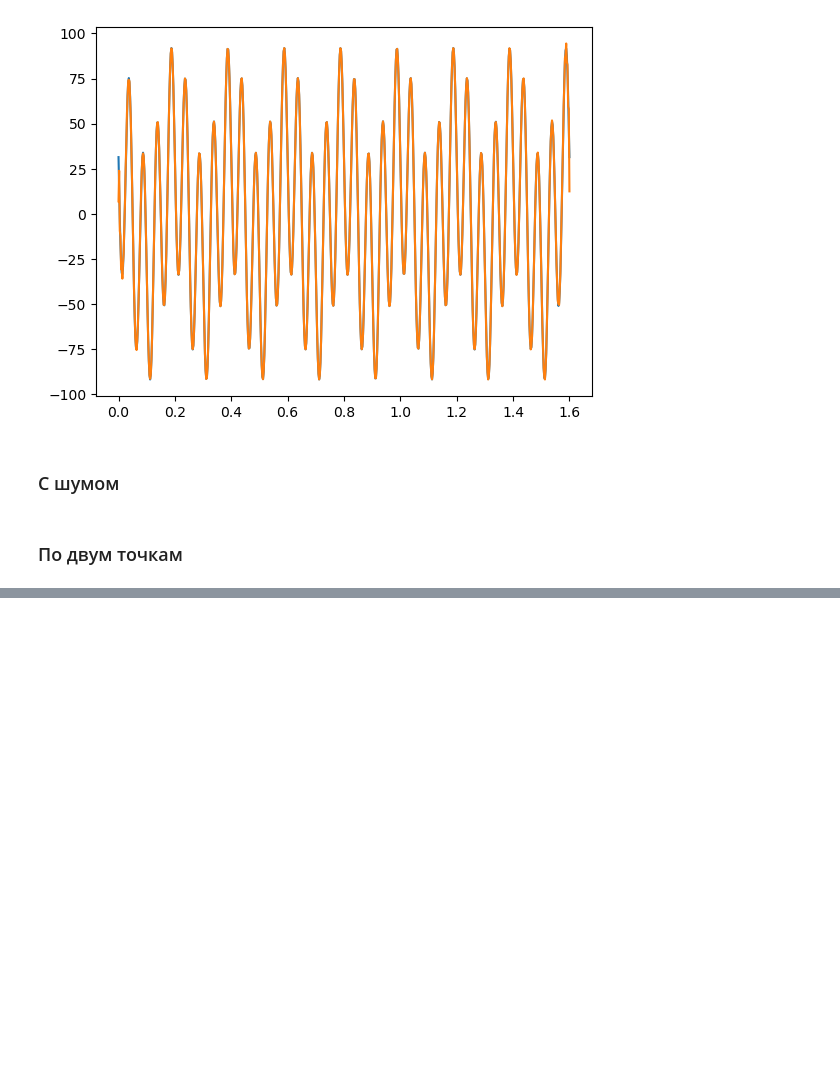
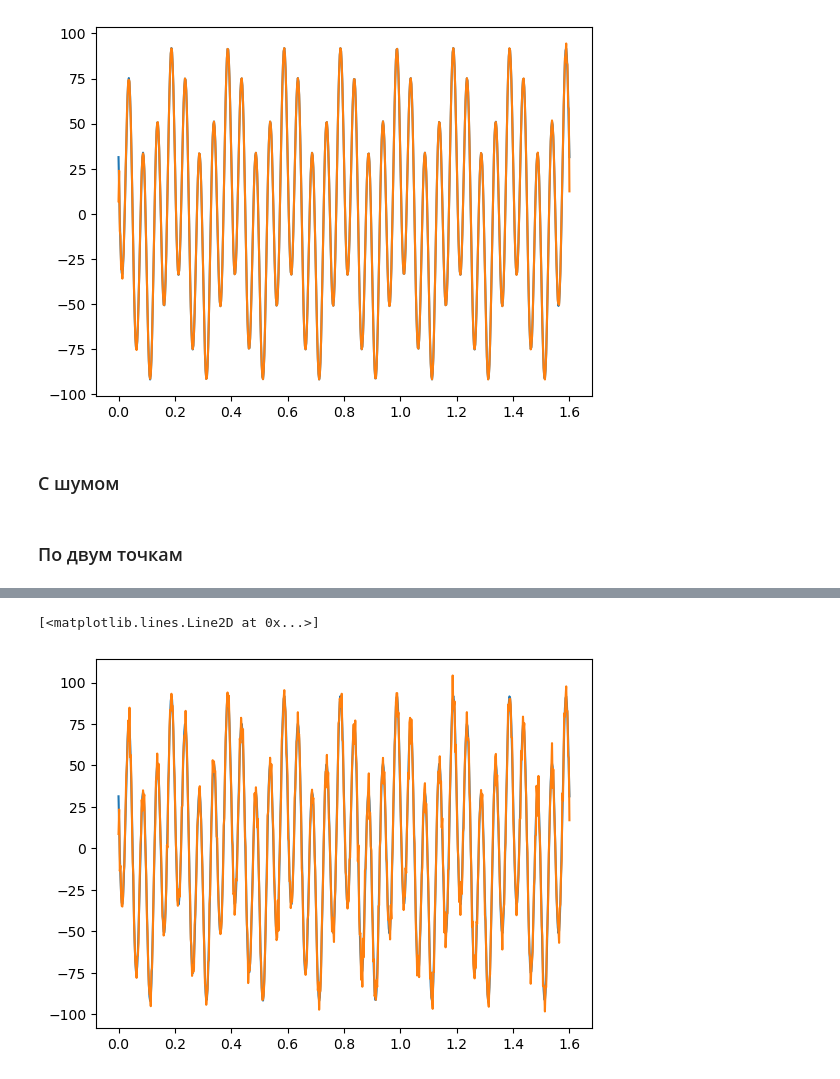
Before and after one commit to EHAT32/inverse, a Jupyter notebook: 11_11/derivative.ipynb, the cells around one changed output, grey strips where cells are left out. Saved outputs shown, nothing was run; the diff lists cells and outputs as text; code cells hidden in the pictures; blank space fills up the shorter version.

```diff
--- a/11_11/derivative.ipynb
+++ b/11_11/derivative.ipynb
@@ -102,0 +109,6 @@ def fourierDerivative(func, dt):
+# %%
+plt.plot(time_ax, analyt_deriv_array)
+plt.plot(time_ax, fourierDerivative(f_1_noisy, dt))
+# %% [output]
+[<matplotlib.lines.Line2D at 0x...>]
+[figure, added]
```
Also changed, not shown: parts of 9 cells of this notebook.
